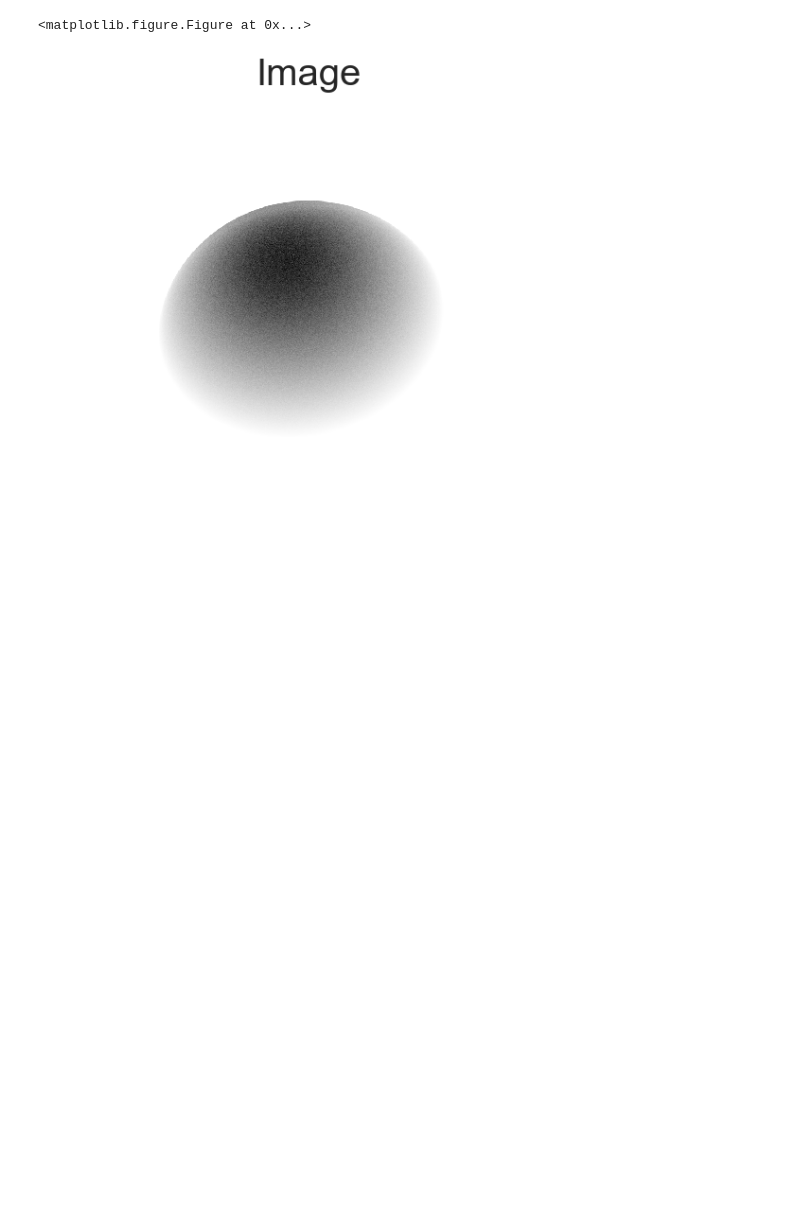
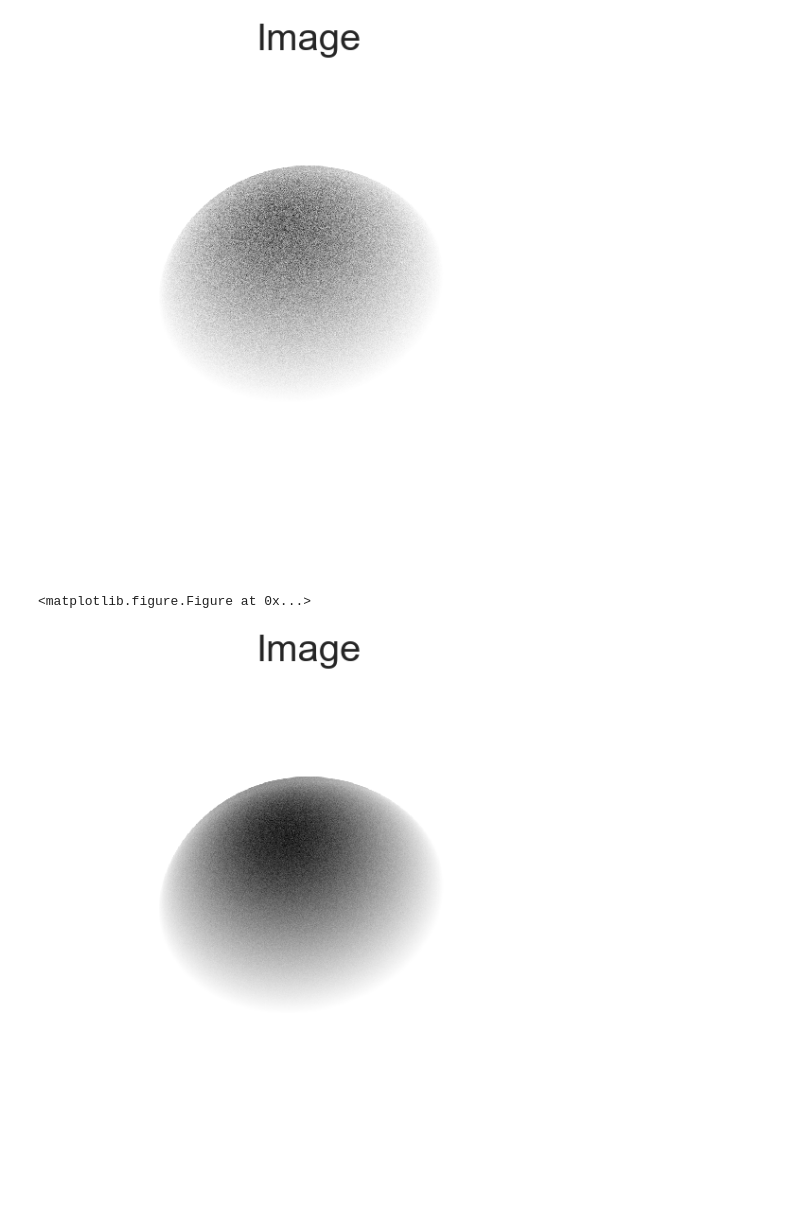
Before and after one commit to spencer-zepelin/hpc, a Jupyter notebook: pset4/ps4_plotting.ipynb, the cells around one changed output. Drawn from its saved outputs; the diff is of its cells as text; code cells hidden in the pictures; blank space fills up the shorter version.

```diff
--- a/pset4/ps4_plotting.ipynb
+++ b/pset4/ps4_plotting.ipynb
@@ -7,6 +7,16 @@ import matplotlib.pylab as plt
 import matplotlib.cm as cm
 # %%
 n = 1000
+# %%
+# 10 mil rays serial
+f = open("data.bin", "rb")
+x = np.fromfile(f, dtype=np.float64)
+x.shape = (n, n)
+plt.figure(figsize=(10, 10))
+ax = sns.heatmap(x, xticklabels=False, yticklabels=False, cbar=False, cmap='binary').set_title("Image", fontsize=40)
+sns.plt.show()
+# %% [output]
+[figure, added]
 # %%
 sns.plt.clf()
 f.close()
```
Also changed, not shown: parts of 2 cells of this notebook, 3 other files.
